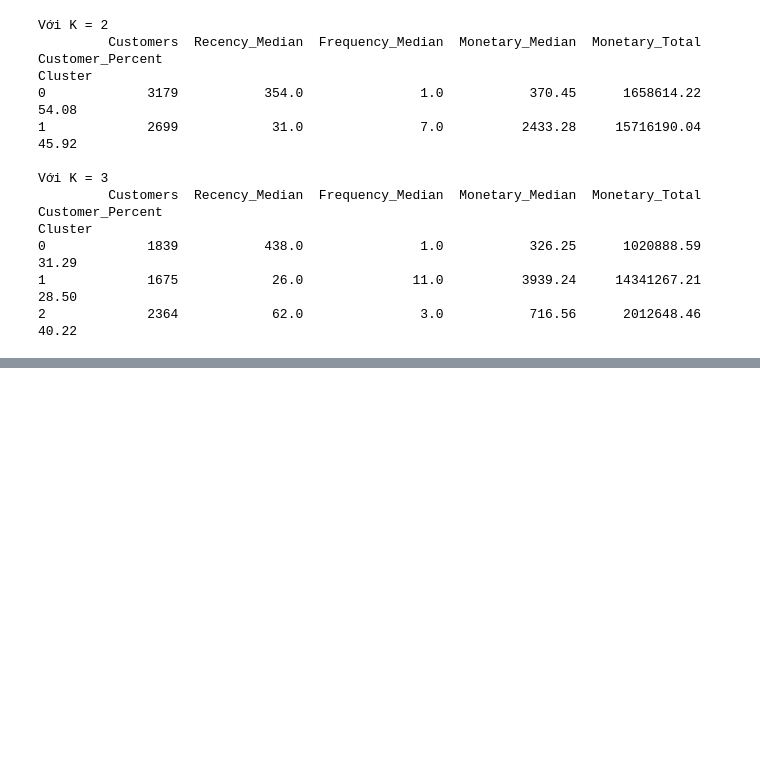
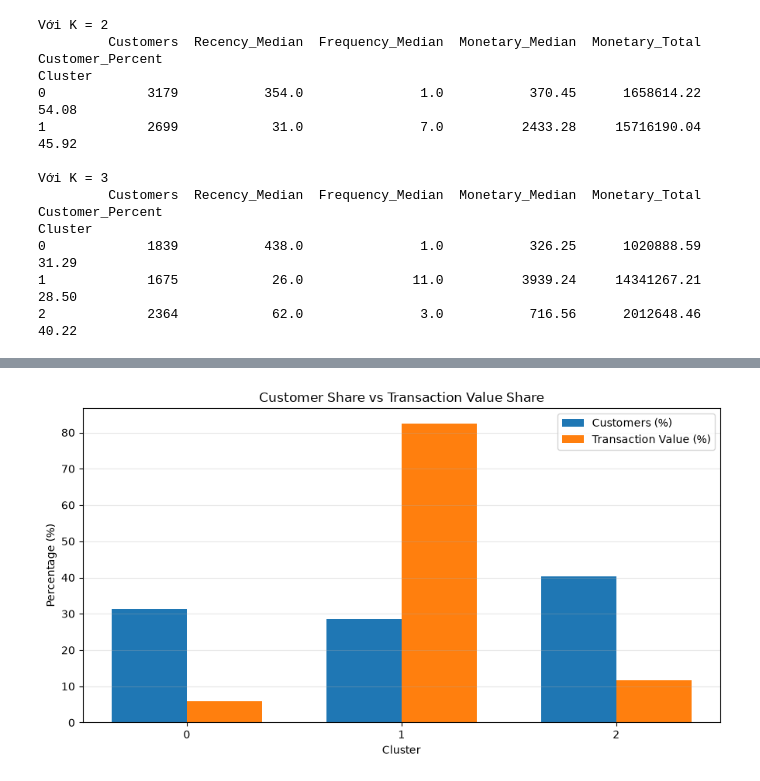
Before and after one commit to DucTri411/kltn-customer-analysis-2026, a Jupyter notebook: notebooks/05_customer_clustering.ipynb, the cells around one changed output, grey strips where cells are left out. Drawn from its saved outputs; the diff is of its cells as text; code cells hidden in the pictures; blank space fills up the shorter version.

Commit message:
add: customer profiling & label

```diff
--- a/notebooks/05_customer_clustering.ipynb
+++ b/notebooks/05_customer_clustering.ipynb
@@ -158,3 +158,23 @@ Cluster
 0             1839           438.0               1.0           326.25      1020888.59             31.29
 1             1675            26.0              11.0          3939.24     14341267.21             28.50
 2             2364            62.0               3.0           716.56      2012648.46             40.22
+# %%
+final_model = KMeans(
+    n_clusters=3,
+    init="k-means++",
+    random_state=42,
+    n_init=10
+)
+
+final_labels = final_model.fit_predict(X)
+
+df_clusters = df_scaled[["Customer ID"]].copy()
+df_clusters["Cluster"] = final_labels
+
+print("Kích thước:", df_clusters.shape)
+print("\nSố khách hàng theo cụm:")
+print(df_clusters["Cluster"].value_counts().sort_index().to_string())
+
+print("\nInertia:", round(final_model.inertia_, 4))
+print("Số cụm:", len(np.unique(final_labels)))
+print("Customer ID trùng:", df_clusters["Customer ID"].duplicated().sum())
@@ -160,0 +275,42 @@ Cluster
+# %%
+import matplotlib.pyplot as plt
+import numpy as np
+
+clusters = cluster_profile.index.astype(str)
+
+x = np.arange(len(clusters))
+width = 0.35
+
+fig, ax = plt.subplots(figsize=(9, 5))
+
+ax.bar(
+    x - width / 2,
+    cluster_profile["Customer_Percent"],
+    width,
+    label="Customers (%)"
+)
+
+ax.bar(
+    x + width / 2,
+    cluster_profile["Monetary_Percent"],
+    width,
+    label="Transaction Value (%)"
+)
+
+ax.set_xlabel("Cluster")
+ax.set_ylabel("Percentage (%)")
+ax.set_title("Customer Share vs Transaction Value Share")
+ax.set_xticks(x)
+ax.set_xticklabels(clusters)
+ax.legend()
+ax.grid(axis="y", alpha=0.3)
+
+plt.tight_layout()
+plt.savefig(
+    "../output/cluster_customer_monetary_share.png",
+    dpi=300,
+    bbox_inches="tight"
+)
+plt.show()
+# %% [output]
+[figure, added]
```
Also changed, not shown: parts of 4 cells of this notebook, 3 other files.
